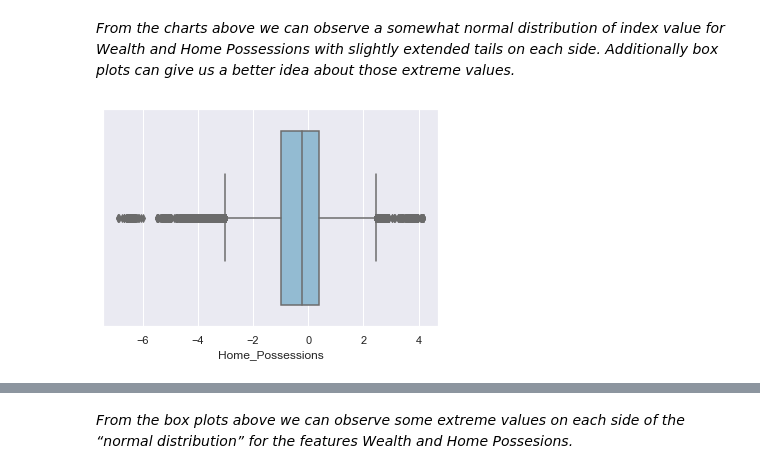
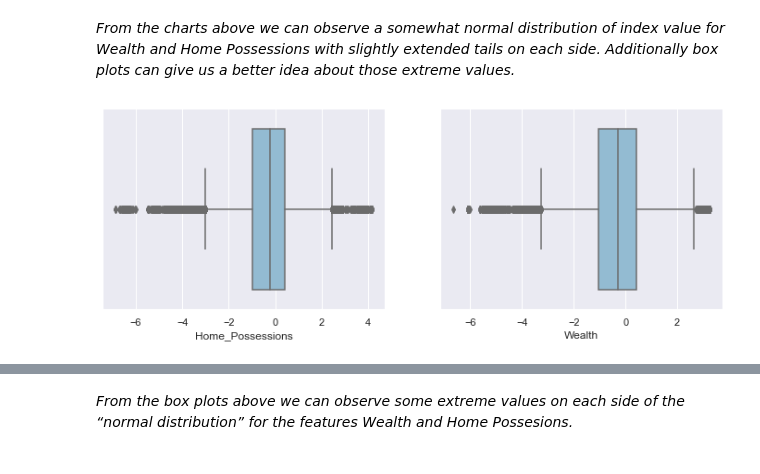
Before and after one commit to AndrejaCH/Exploratory_and_Explanatory_Visualizations, a Jupyter notebook: Data_Exploration.ipynb, the cells around one changed output, grey strips where cells are left out. Cells and saved outputs as stored; diff of their text form; code cells hidden in the pictures.

```diff
--- a/Data_Exploration.ipynb
+++ b/Data_Exploration.ipynb
@@ -632,7 +626,15 @@ plt.title('Distribution of Home Possesions Indexes', fontsize=14);
 # %% [markdown]
 *From the charts above we can observe a somewhat normal distribution of index value for Wealth and Home Possessions with slightly extended tails on each side. Additionally box plots can give us a better idea about those extreme values.*
 # %%
+# Define figure size
+plt.figure(figsize = [12, 4])
+
 # Box plot for home possesions
+plt.subplot(1, 2, 1)
 sns.boxplot(data = df, x = 'Home_Possessions' , color = default_color);
+
+# Box plot for Wealth
+plt.subplot(1, 2, 2)
+sns.boxplot(data = df, x = 'Wealth', color = default_color);
 # %% [output]
-[figure, old version]
+[figure, new version]
```
Also changed, not shown: parts of 83 cells of this notebook.
